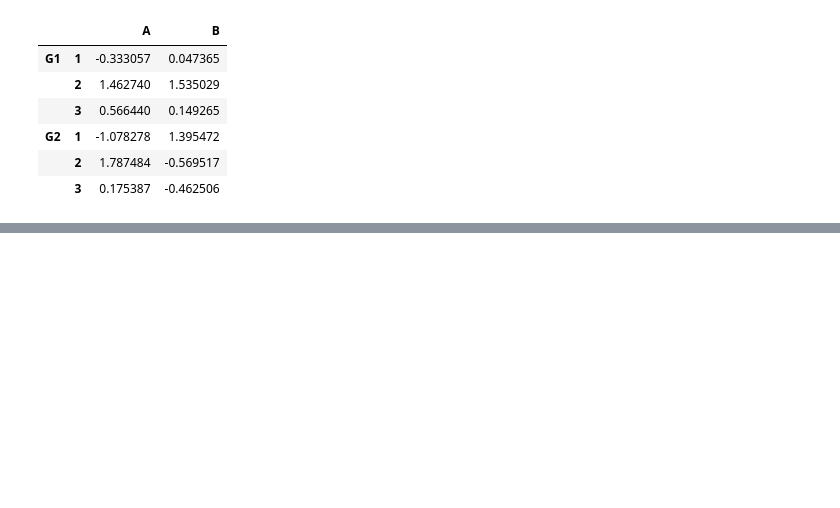
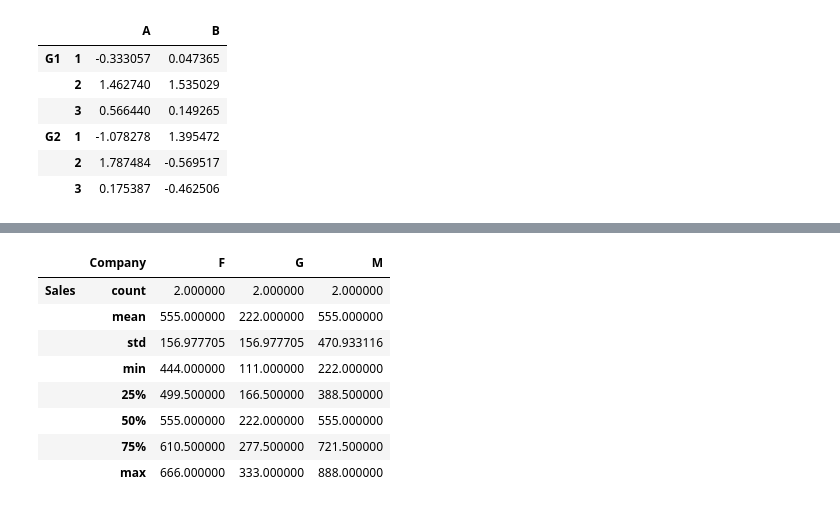
Before and after one commit to KamrulSh/Data-Science-Practice, a Jupyter notebook: DS2_pandas.ipynb, the cells around one changed output, grey strips where cells are left out. Saved outputs shown, nothing was run; the diff lists cells and outputs as text; code cells hidden in the pictures; blank space fills up the shorter version.

```diff
--- a/DS2_pandas.ipynb
+++ b/DS2_pandas.ipynb
@@ -306,0 +500,12 @@ df1
+# %%
+dataCompany.groupby('Company').describe().transpose()
+# %% [output]
+|  | Company | F | G | M |
+| Sales | count | 2.000000 | 2.000000 | 2.000000 |
+|  | mean | 555.000000 | 222.000000 | 555.000000 |
+|  | std | 156.977705 | 156.977705 | 470.933116 |
+|  | min | 444.000000 | 111.000000 | 222.000000 |
+|  | 25% | 499.500000 | 166.500000 | 388.500000 |
+|  | 50% | 555.000000 | 222.000000 | 555.000000 |
+|  | 75% | 610.500000 | 277.500000 | 721.500000 |
+|  | max | 666.000000 | 333.000000 | 888.000000 |
```
Also changed, not shown: parts of 28 cells of this notebook.
